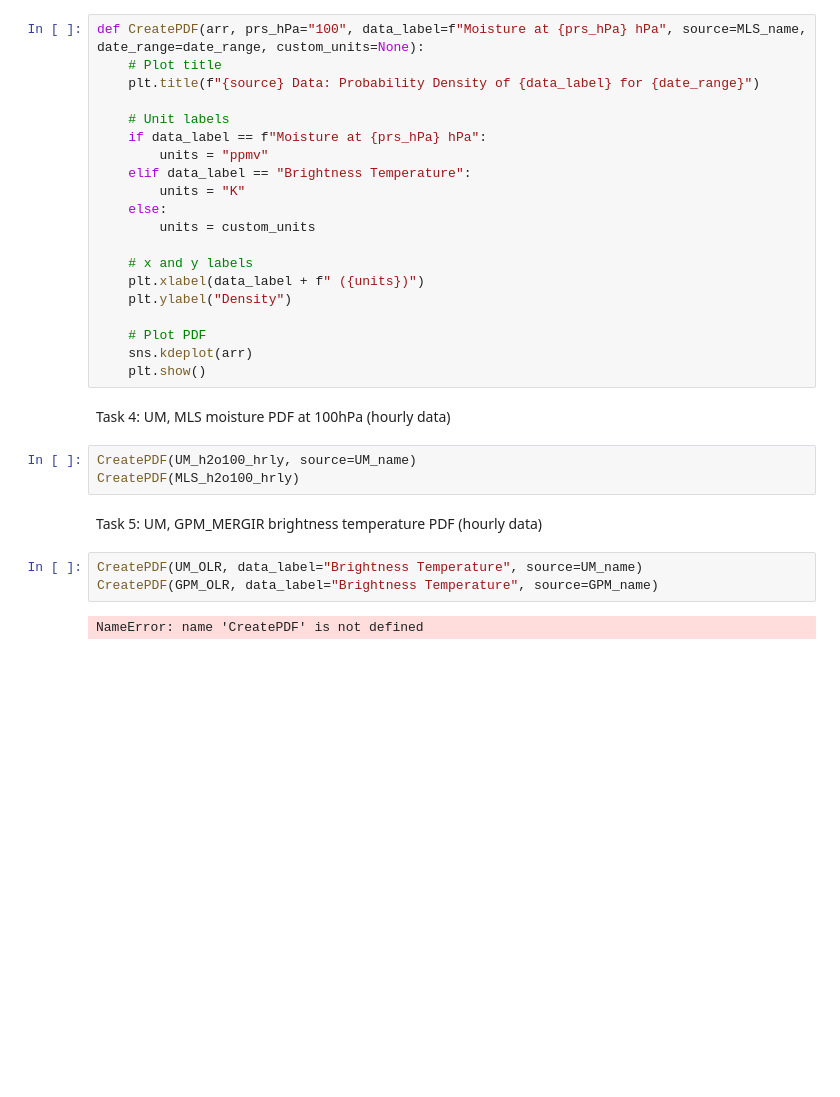
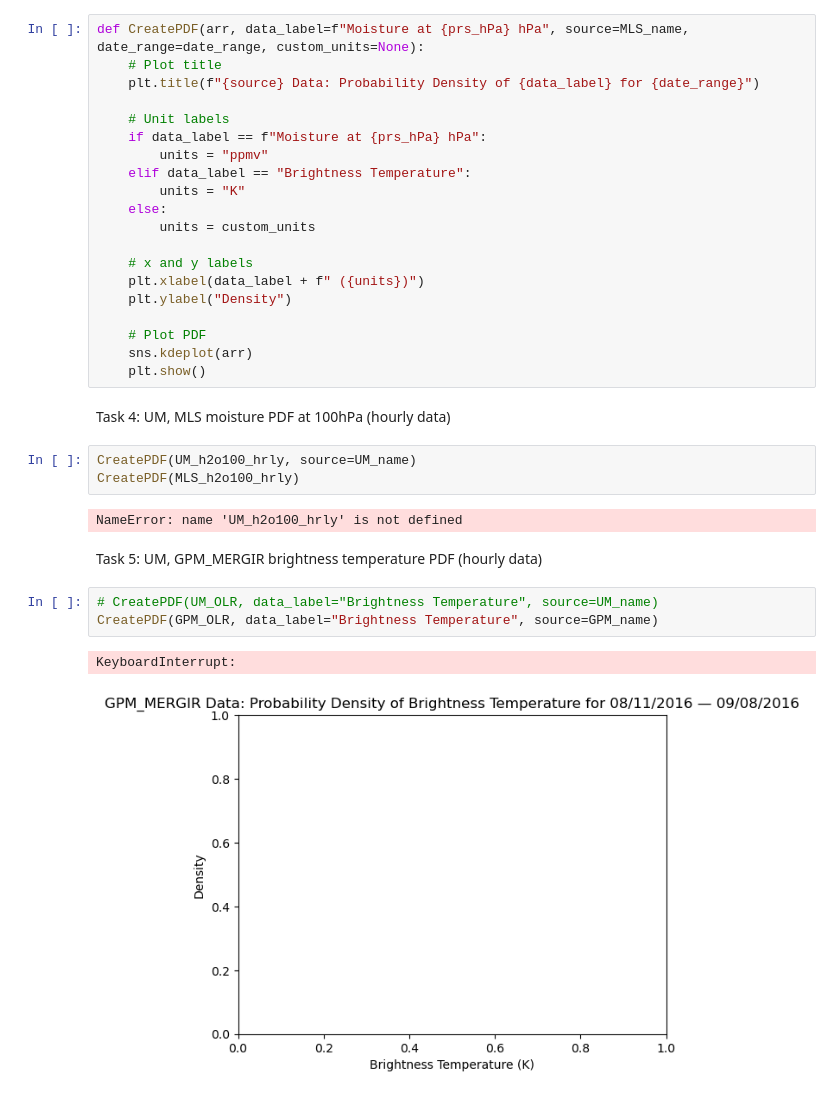
Before and after one commit to sierrastevnson/JPL-DeepConvection, a Jupyter notebook: Tasks/Code/tasks4_5_UM_MLS_GPM_PDFs.ipynb, the cells around one changed output. Drawn from its saved outputs; the diff is of its cells as text; blank space fills up the shorter version.

```diff
--- a/Tasks/Code/tasks4_5_UM_MLS_GPM_PDFs.ipynb
+++ b/Tasks/Code/tasks4_5_UM_MLS_GPM_PDFs.ipynb
@@ -193,7 +200,7 @@ MLS_name = "MLS"
 # GPM_MERGIR
 GPM_name = "GPM_MERGIR"
 # %%
-def CreatePDF(arr, prs_hPa="100", data_label=f"Moisture at {prs_hPa} hPa", source=MLS_name, date_range=date_range, custom_units=None):
+def CreatePDF(arr, data_label=f"Moisture at {prs_hPa} hPa", source=MLS_name, date_range=date_range, custom_units=None):
     # Plot title
     plt.title(f"{source} Data: Probability Density of {data_label} for {date_range}")
 
@@ -217,10 +224,13 @@ Task 4: UM, MLS moisture PDF at 100hPa (hourly data)
 # %%
 CreatePDF(UM_h2o100_hrly, source=UM_name)
 CreatePDF(MLS_h2o100_hrly)
+# %% [output]
+NameError: name 'UM_h2o100_hrly' is not defined
 # %% [markdown]
 Task 5: UM, GPM_MERGIR brightness temperature PDF (hourly data)
 # %%
-CreatePDF(UM_OLR, data_label="Brightness Temperature", source=UM_name)
+# CreatePDF(UM_OLR, data_label="Brightness Temperature", source=UM_name)
 CreatePDF(GPM_OLR, data_label="Brightness Temperature", source=GPM_name)
 # %% [output]
-NameError: name 'CreatePDF' is not defined
+KeyboardInterrupt:
+[figure, added]
```
Also changed, not shown: parts of 7 cells of this notebook, 5 other files.
